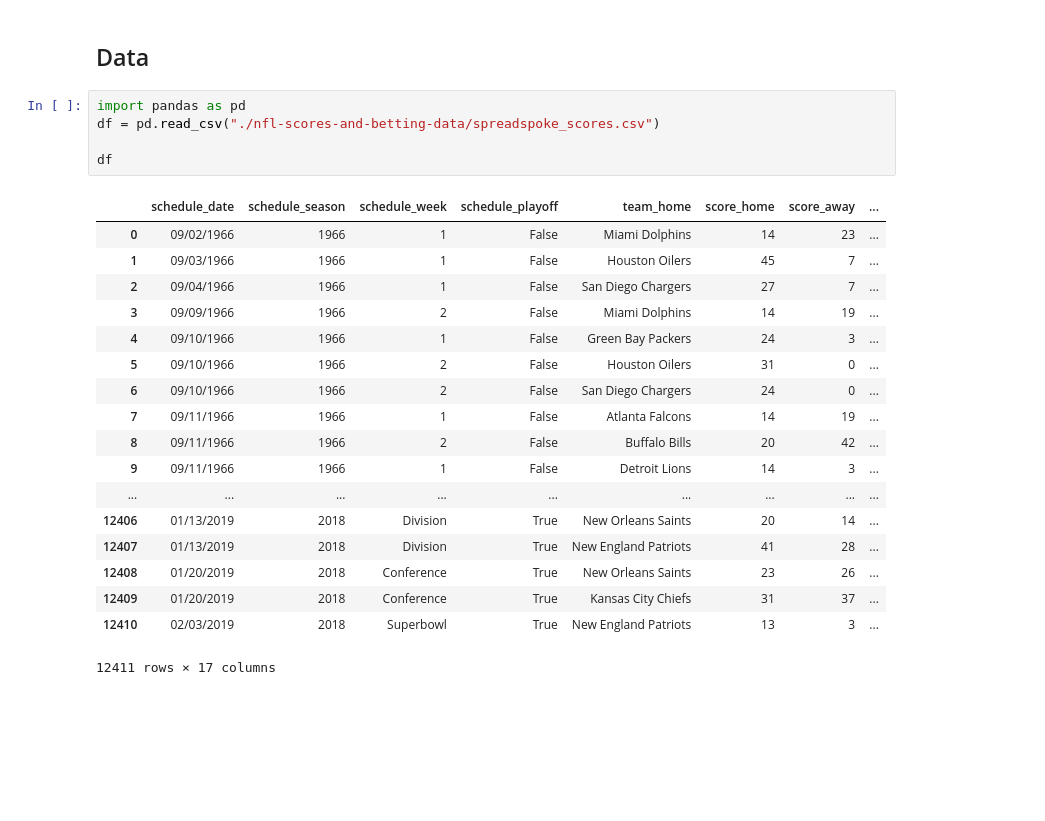
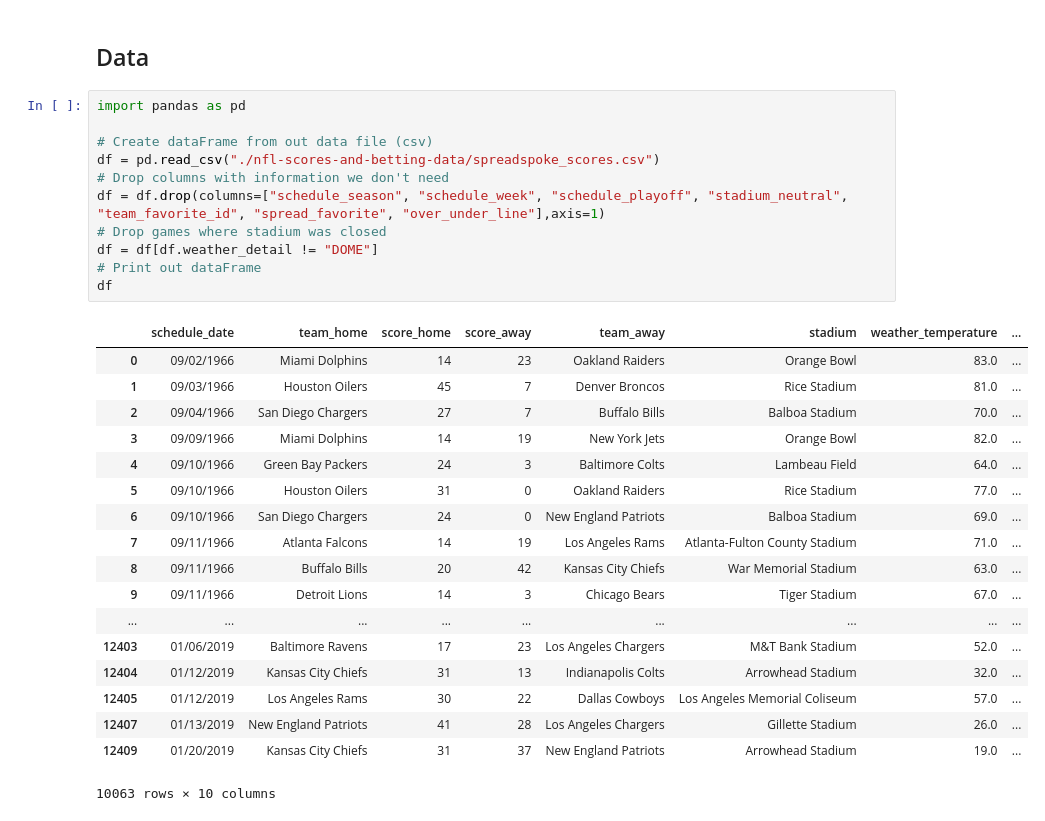
Before and after one commit to apwai/COGS108_Final_Project, a Jupyter notebook: Final-Project.ipynb, the cells around one changed output. Drawn from its saved outputs; the diff is of its cells as text; blank space fills up the shorter version.

Commit message:
Some data wrangling has been accomplished

```diff
--- a/Final-Project.ipynb
+++ b/Final-Project.ipynb
@@ -1,26 +1,32 @@
 # %% [markdown]
 <h2> Data </h2>
-# %%
-import pandas as pd
-df = pd.read_csv("./nfl-scores-and-betting-data/spreadspoke_scores.csv")
-
-df
-# %% [output]
-|  | schedule_date | schedule_season | schedule_week | schedule_playoff | team_home | score_home | score_away | ... |
-| 0 | 09/02/1966 | 1966 | 1 | False | Miami Dolphins | 14 | 23 | ... |
-| 1 | 09/03/1966 | 1966 | 1 | False | Houston Oilers | 45 | 7 | ... |
-| 2 | 09/04/1966 | 1966 | 1 | False | San Diego Chargers | 27 | 7 | ... |
-| 3 | 09/09/1966 | 1966 | 2 | False | Miami Dolphins | 14 | 19 | ... |
-| 4 | 09/10/1966 | 1966 | 1 | False | Green Bay Packers | 24 | 3 | ... |
-| 5 | 09/10/1966 | 1966 | 2 | False | Houston Oilers | 31 | 0 | ... |
-| 6 | 09/10/1966 | 1966 | 2 | False | San Diego Chargers | 24 | 0 | ... |
-| 7 | 09/11/1966 | 1966 | 1 | False | Atlanta Falcons | 14 | 19 | ... |
-| 8 | 09/11/1966 | 1966 | 2 | False | Buffalo Bills | 20 | 42 | ... |
-| 9 | 09/11/1966 | 1966 | 1 | False | Detroit Lions | 14 | 3 | ... |
-| ... | ... | ... | ... | ... | ... | ... | ... | ... |
-| 12406 | 01/13/2019 | 2018 | Division | True | New Orleans Saints | 20 | 14 | ... |
-| 12407 | 01/13/2019 | 2018 | Division | True | New England Patriots | 41 | 28 | ... |
-| 12408 | 01/20/2019 | 2018 | Conference | True | New Orleans Saints | 23 | 26 | ... |
-| 12409 | 01/20/2019 | 2018 | Conference | True | Kansas City Chiefs | 31 | 37 | ... |
-| 12410 | 02/03/2019 | 2018 | Superbowl | True | New England Patriots | 13 | 3 | ... |
-12411 rows × 17 columns
+# %%
+import pandas as pd
+
+# Create dataFrame from out data file (csv)
+df = pd.read_csv("./nfl-scores-and-betting-data/spreadspoke_scores.csv")
+# Drop columns with information we don't need
+df = df.drop(columns=["schedule_season", "schedule_week", "schedule_playoff", "stadium_neutral", "team_favorite_id", "spread_favorite", "over_under_line"],axis=1)
+# Drop games where stadium was closed
+df = df[df.weather_detail != "DOME"]
+# Print out dataFrame
+df
+# %% [output]
+|  | schedule_date | team_home | score_home | score_away | team_away | stadium | weather_temperature | ... |
+| 0 | 09/02/1966 | Miami Dolphins | 14 | 23 | Oakland Raiders | Orange Bowl | 83.0 | ... |
+| 1 | 09/03/1966 | Houston Oilers | 45 | 7 | Denver Broncos | Rice Stadium | 81.0 | ... |
+| 2 | 09/04/1966 | San Diego Chargers | 27 | 7 | Buffalo Bills | Balboa Stadium | 70.0 | ... |
+| 3 | 09/09/1966 | Miami Dolphins | 14 | 19 | New York Jets | Orange Bowl | 82.0 | ... |
+| 4 | 09/10/1966 | Green Bay Packers | 24 | 3 | Baltimore Colts | Lambeau Field | 64.0 | ... |
+| 5 | 09/10/1966 | Houston Oilers | 31 | 0 | Oakland Raiders | Rice Stadium | 77.0 | ... |
+| 6 | 09/10/1966 | San Diego Chargers | 24 | 0 | New England Patriots | Balboa Stadium | 69.0 | ... |
+| 7 | 09/11/1966 | Atlanta Falcons | 14 | 19 | Los Angeles Rams | Atlanta-Fulton County Stadium | 71.0 | ... |
+| 8 | 09/11/1966 | Buffalo Bills | 20 | 42 | Kansas City Chiefs | War Memorial Stadium | 63.0 | ... |
+| 9 | 09/11/1966 | Detroit Lions | 14 | 3 | Chicago Bears | Tiger Stadium | 67.0 | ... |
+| ... | ... | ... | ... | ... | ... | ... | ... | ... |
+| 12403 | 01/06/2019 | Baltimore Ravens | 17 | 23 | Los Angeles Chargers | M&T Bank Stadium | 52.0 | ... |
+| 12404 | 01/12/2019 | Kansas City Chiefs | 31 | 13 | Indianapolis Colts | Arrowhead Stadium | 32.0 | ... |
+| 12405 | 01/12/2019 | Los Angeles Rams | 30 | 22 | Dallas Cowboys | Los Angeles Memorial Coliseum | 57.0 | ... |
+| 12407 | 01/13/2019 | New England Patriots | 41 | 28 | Los Angeles Chargers | Gillette Stadium | 26.0 | ... |
+| 12409 | 01/20/2019 | Kansas City Chiefs | 31 | 37 | New England Patriots | Arrowhead Stadium | 19.0 | ... |
+10063 rows × 10 columns
```
